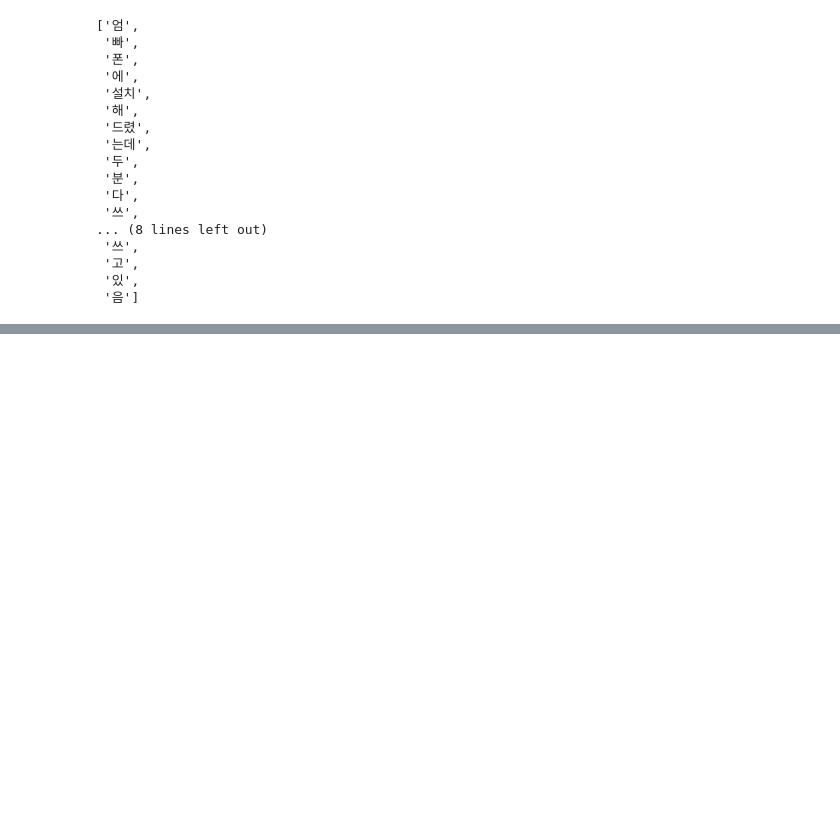
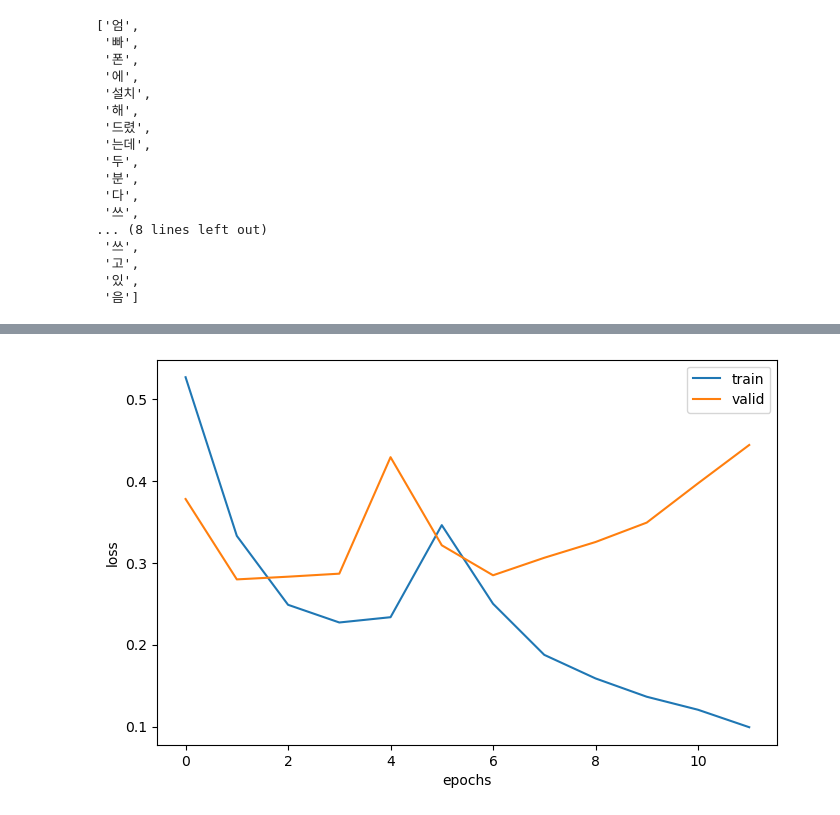
Before and after one commit to y25p/fintech_yeop, a Jupyter notebook: 06deep_learning/11RNN으로_금융앱리뷰_분석하기.ipynb, the cells around one changed output, grey strips where cells are left out. Saved outputs shown, nothing was run; the diff lists cells and outputs as text; code cells hidden in the pictures; blank space fills up the shorter version.

```diff
--- a/06deep_learning/11RNN으로_금융앱리뷰_분석하기.ipynb
+++ b/06deep_learning/11RNN으로_금융앱리뷰_분석하기.ipynb
@@ -97,0 +217,6 @@ mecab.morphs(train_data['사용자리뷰'][0]) # 형태소쪼개기
+# %%
+X_train, X_valid, y_train, y_valid = train_test_split(X_padded, y, test_size=0.3, stratify=y, random_state=42)
+# %%
+# 임베딩에 입력할 단어 수 추출
+word_size = len(token.word_index) + 1
+print(word_size)
@@ -97,0 +232,9 @@ mecab.morphs(train_data['사용자리뷰'][0]) # 형태소쪼개기
+# %%
+birnn = Sequential()
+birnn.add(Input(shape=(max_length,)))
+birnn.add(Embedding(input_dim=word_size, output_dim=64))
+birnn.add(Bidirectional(SimpleRNN(128, return_sequences=False, activation='tanh')))
+birnn.add(Dense(32, activation='relu'))
+birnn.add(Dropout(0.5))
+birnn.add(Dense(1, activation='sigmoid'))
+birnn.summary()
@@ -97,0 +260,11 @@ mecab.morphs(train_data['사용자리뷰'][0]) # 형태소쪼개기
+# %%
+birnn.compile(loss='binary_crossentropy', optimizer='adam',
+             metrics=['accuracy', tf.keras.metrics.AUC(name='auc')])
+early_stop = EarlyStopping(patience=10, restore_best_weights=True)
+model_path = "./model/bank_app_review_birnn.keras"
+checkpoint = ModelCheckpoint(filepath=model_path, monitor='val_loss',
+                            save_best_only=True,
+                            verbose=1)
+birnn_history = birnn.fit(X_train, y_train, epochs=1000, batch_size=256,
+                         validation_data=(X_valid, y_valid),
+                         callbacks=[early_stop, checkpoint])
@@ -97,0 +296,10 @@ mecab.morphs(train_data['사용자리뷰'][0]) # 형태소쪼개기
+# %%
+plt.figure(figsize=(8, 5))
+plt.plot(birnn_history.history['loss'])
+plt.plot(birnn_history.history['val_loss'])
+plt.xlabel('epochs')
+plt.ylabel('loss')
+plt.legend(['train', 'valid'])
+plt.show()
+# %% [output]
+[figure, added]
```
Also changed, not shown: parts of 67 cells of this notebook, 8 other files.
